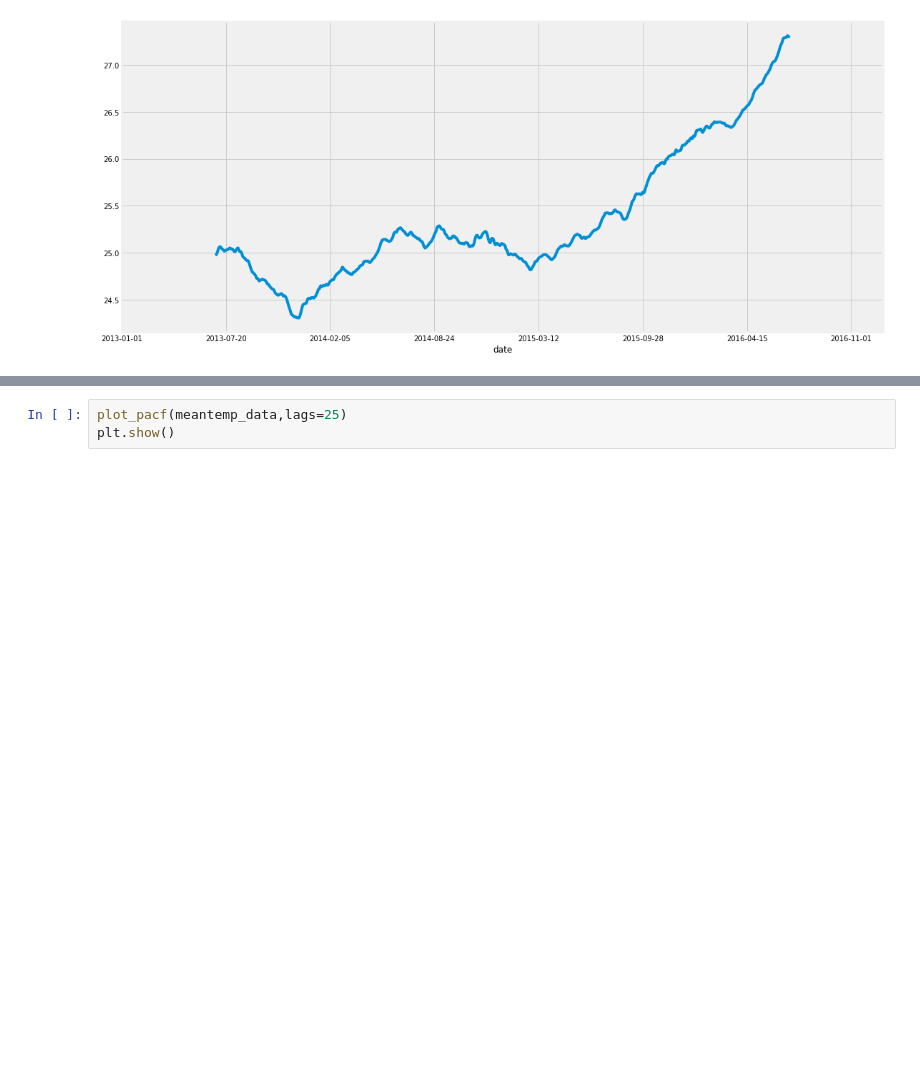
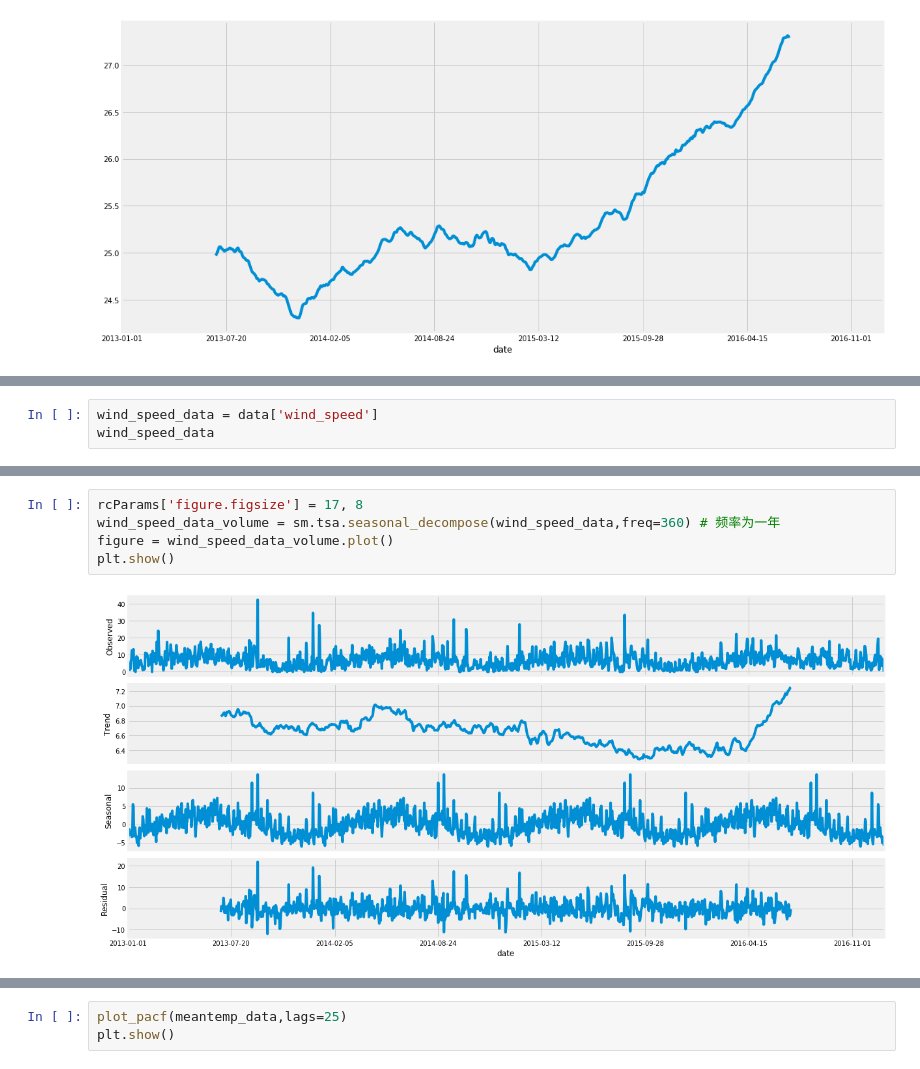
Before and after one commit to Knowledge-Precipitation-Tribe/Time-series-analysis, a Jupyter notebook: visualization.ipynb, the cells around one changed output, grey strips where cells are left out. Saved outputs shown, nothing was run; the diff lists cells and outputs as text; blank space fills up the shorter version.

```diff
--- a/visualization.ipynb
+++ b/visualization.ipynb
@@ -121,0 +151,3 @@ meantemp_data_volume.trend.plot()
+# %%
+wind_speed_data = data['wind_speed']
+wind_speed_data
@@ -121,0 +168,7 @@ meantemp_data_volume.trend.plot()
+# %%
+rcParams['figure.figsize'] = 17, 8
+wind_speed_data_volume = sm.tsa.seasonal_decompose(wind_speed_data,freq=360) # 频率为一年
+figure = wind_speed_data_volume.plot()
+plt.show()
+# %% [output]
+[figure, added]
```
Also changed, not shown: parts of 64 cells of this notebook.
